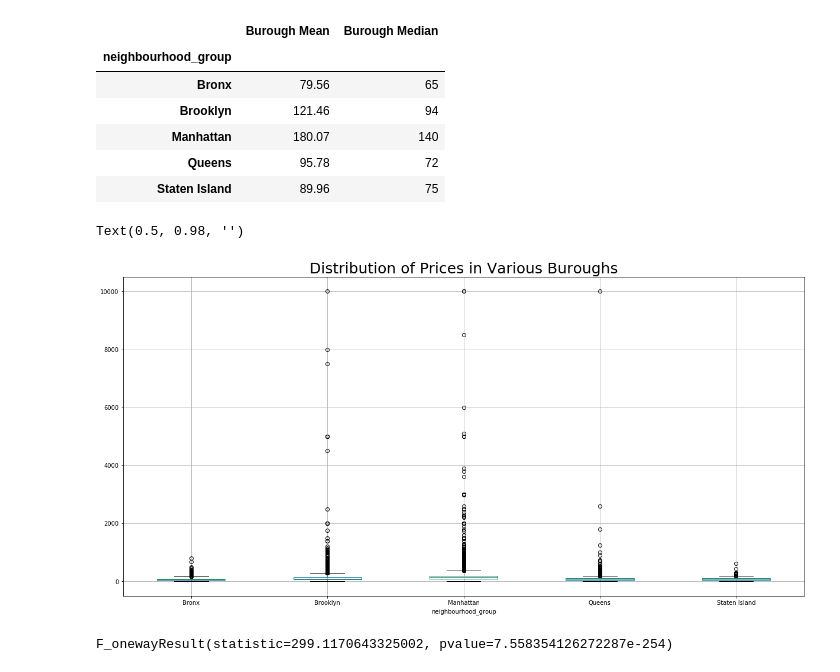
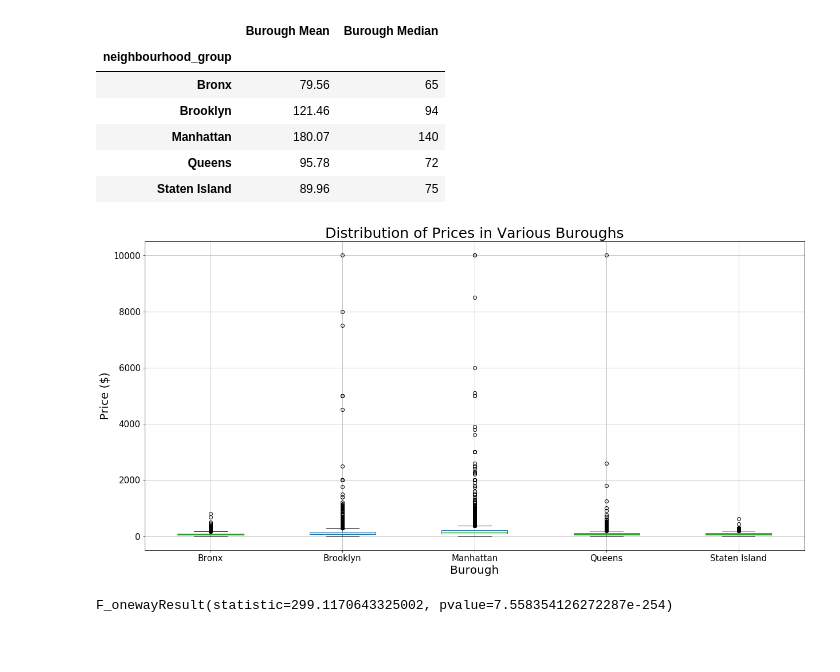
Before and after one commit to josephsy96/Project_1, a Jupyter notebook: Airbnb_Analysis.ipynb, the cells around one changed output. Cells and saved outputs as stored; diff of their text form; code cells hidden in the pictures; blank space fills up the shorter version.

Commit message:
all formatting

```diff
--- a/Airbnb_Analysis.ipynb
+++ b/Airbnb_Analysis.ipynb
@@ -62,13 +62,22 @@ burough
 # %%
 #Distribution of Buroughs
 bur_group = nyc_df[['neighbourhood_group','price']]
 
 bur_group.boxplot('price',by='neighbourhood_group',figsize=(20,10))
+
+#Formatting Plot
 plt.title('Distribution of Prices in Various Buroughs',size=25)
-plt.suptitle('')
+plt.ylabel('Price ($)', size = 20)
+plt.xlabel('Burough', size = 20)
+plt.xticks(size = 15)
+plt.yticks(size = 15)
+plt.suptitle('');
+
+#save as .png
+plt.savefig('Airbnb Data/dist_bur.png')
+plt.show()
 # %% [output]
-Text(0.5, 0.98, '')
-[figure, old version]
+[figure, new version]
 # %%
 #To accept or reject the Null Hypothesis
 Bronx_hood =  nyc_df[nyc_df["neighbourhood_group"] == "Bronx"]["price"]
```
Also changed, not shown: parts of 1 cell of this notebook, 2 other files.
